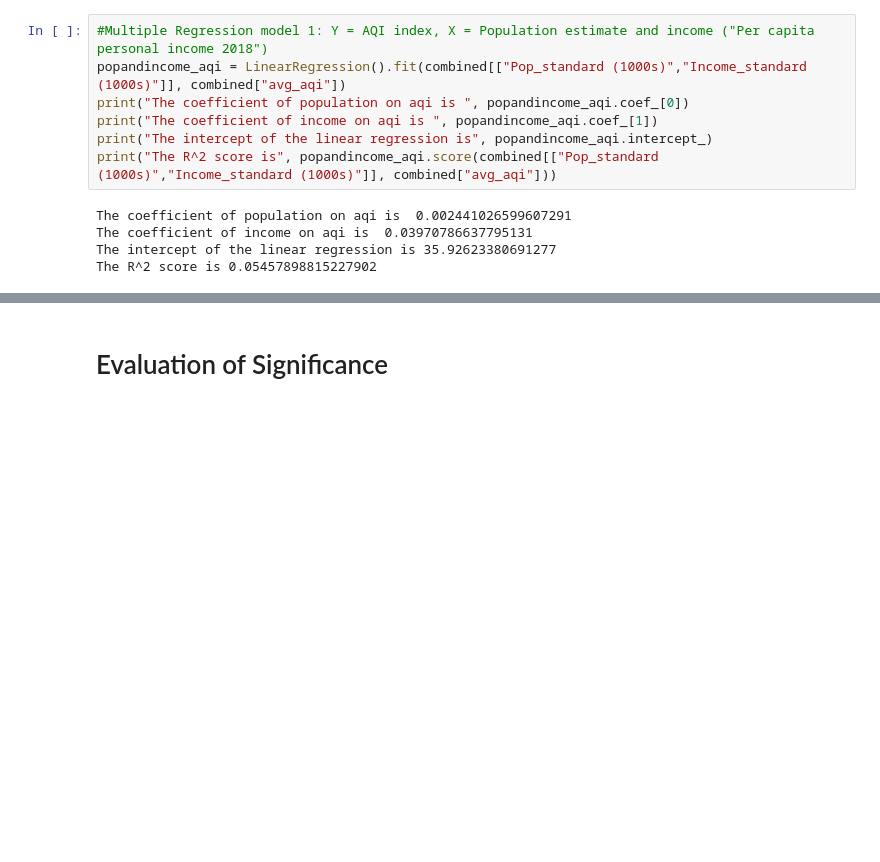
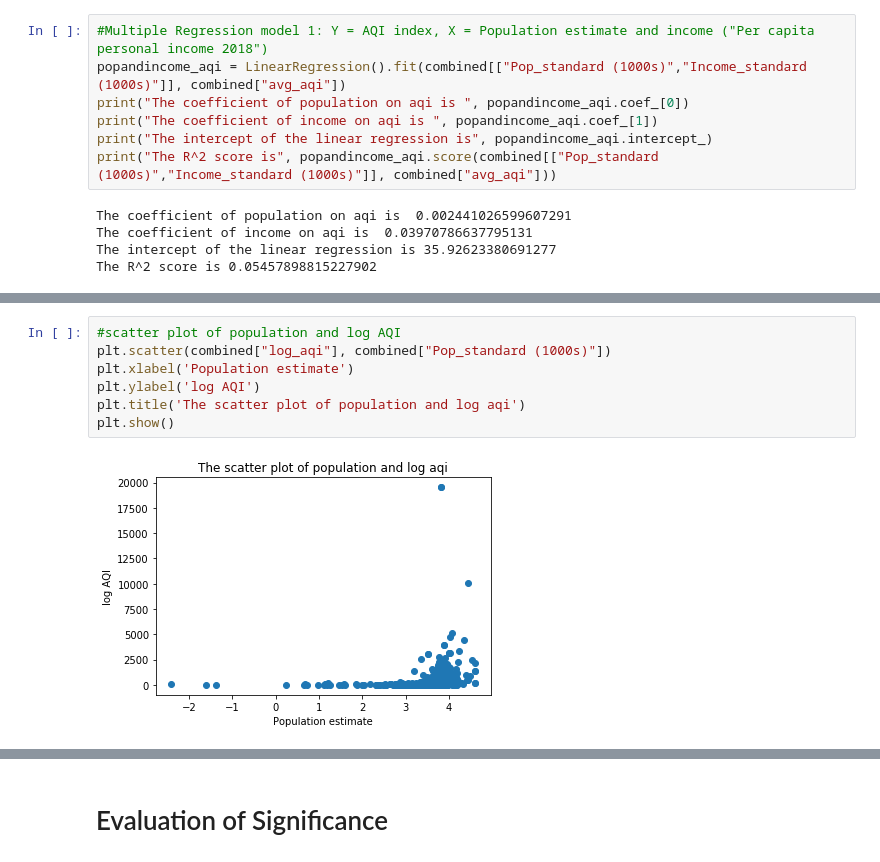
Before and after one commit to isachar98/info2950-final, a Jupyter notebook: Data_Analysis.ipynb, the cells around one changed output, grey strips where cells are left out. Drawn from its saved outputs; the diff is of its cells as text; blank space fills up the shorter version.

```diff
--- a/Data_Analysis.ipynb
+++ b/Data_Analysis.ipynb
@@ -317,0 +356,9 @@ The R^2 score is 0.09920482977392475
+# %%
+#scatter plot of population and log AQI
+plt.scatter(combined["log_aqi"], combined["Pop_standard (1000s)"])
+plt.xlabel('Population estimate')
+plt.ylabel('log AQI')
+plt.title('The scatter plot of population and log aqi')
+plt.show()
+# %% [output]
+[figure, added]
```
Also changed, not shown: parts of 14 cells of this notebook.
